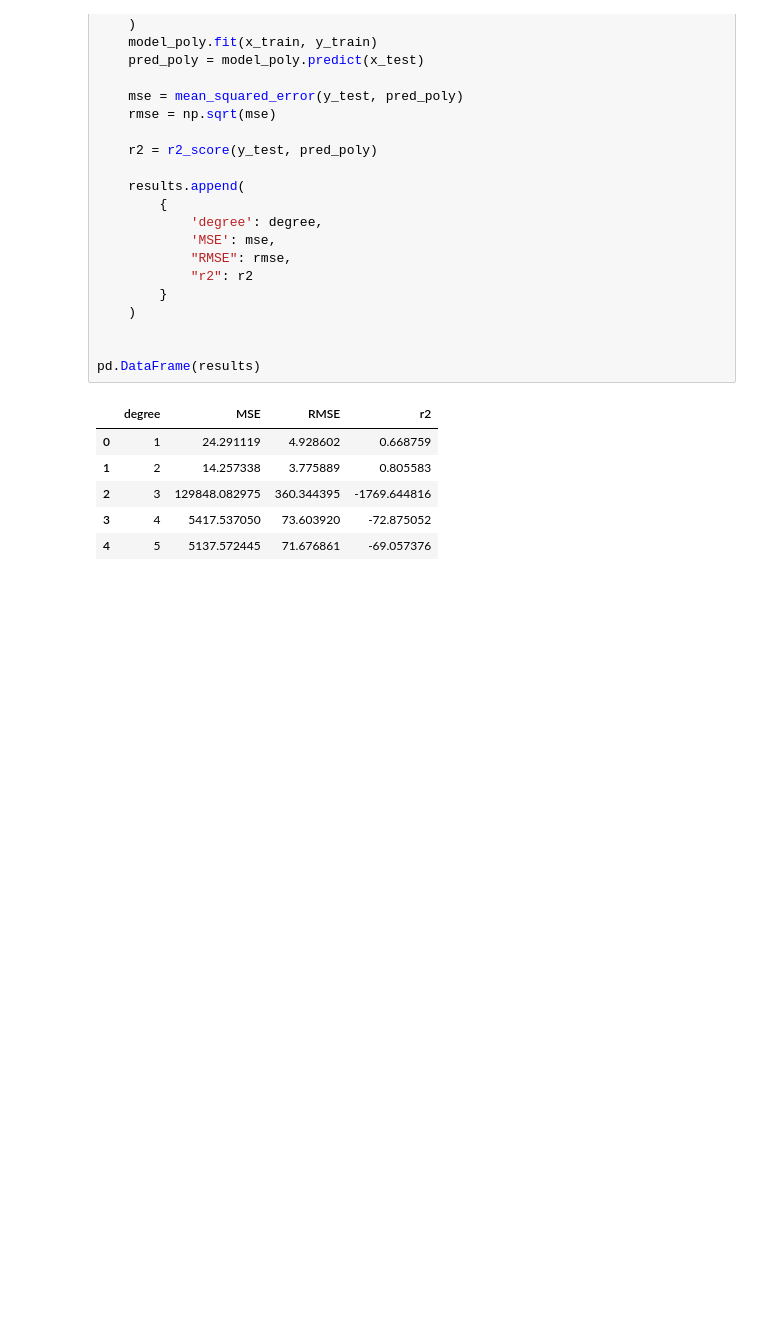
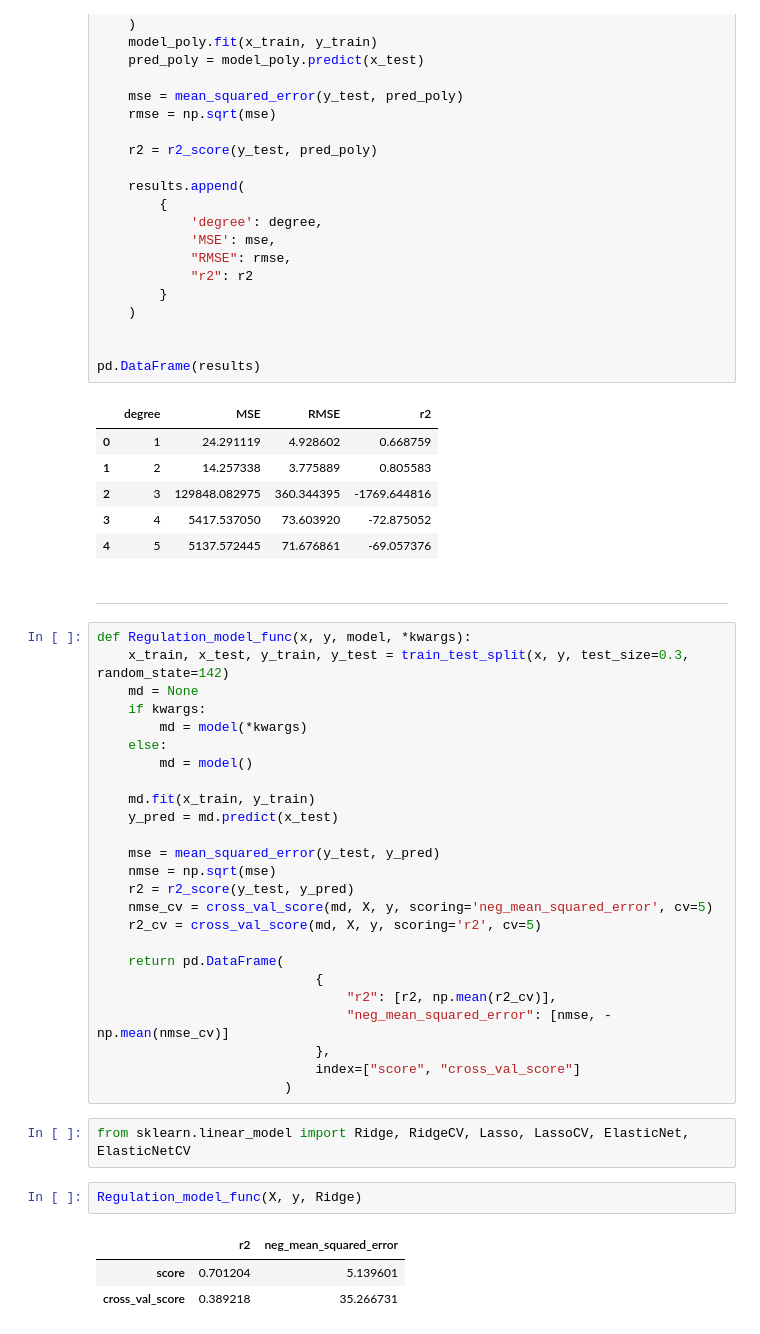
Before and after one commit to Clear-head/hipython_repo, a Jupyter notebook: 37_선형회귀분석.ipynb, the cells around one changed output. Cells and saved outputs as stored; diff of their text form; blank space fills up the shorter version.

```diff
--- a/37_선형회귀분석.ipynb
+++ b/37_선형회귀분석.ipynb
@@ -261,3 +261,38 @@ pd.DataFrame(results)
 | 2 | 3 | 129848.082975 | 360.344395 | -1769.644816 |
 | 3 | 4 | 5417.537050 | 73.603920 | -72.875052 |
 | 4 | 5 | 5137.572445 | 71.676861 | -69.057376 |
+# %% [markdown]
+-------
+# %%
+def Regulation_model_func(x, y, model, *kwargs):
+    x_train, x_test, y_train, y_test = train_test_split(x, y, test_size=0.3, random_state=142)
+    md = None
+    if kwargs:
+        md = model(*kwargs)
+    else:
+        md = model()
+
+    md.fit(x_train, y_train)
+    y_pred = md.predict(x_test)
+
+    mse = mean_squared_error(y_test, y_pred)
+    nmse = np.sqrt(mse)
+    r2 = r2_score(y_test, y_pred)
+    nmse_cv = cross_val_score(md, X, y, scoring='neg_mean_squared_error', cv=5)
+    r2_cv = cross_val_score(md, X, y, scoring='r2', cv=5)
+
+    return pd.DataFrame(
+                            {
+                                "r2": [r2, np.mean(r2_cv)],
+                                "neg_mean_squared_error": [nmse, -np.mean(nmse_cv)]
+                            },
+                            index=["score", "cross_val_score"]
+                        )
+# %%
+from sklearn.linear_model import Ridge, RidgeCV, Lasso, LassoCV, ElasticNet, ElasticNetCV
+# %%
+Regulation_model_func(X, y, Ridge)
+# %% [output]
+|  | r2 | neg_mean_squared_error |
+| score | 0.701204 | 5.139601 |
+| cross_val_score | 0.389218 | 35.266731 |
```
Also changed, not shown: parts of 5 cells of this notebook, 2 other files.
